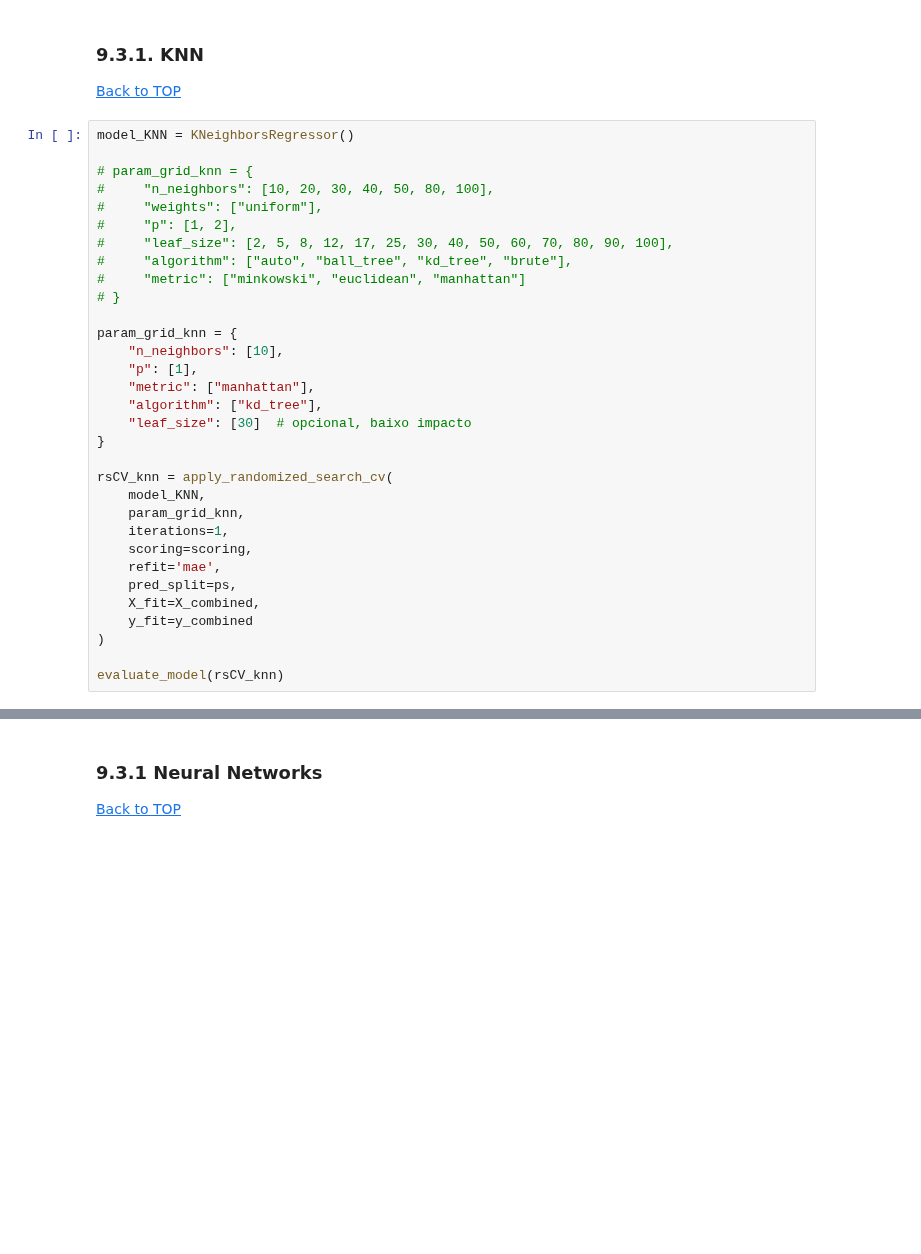
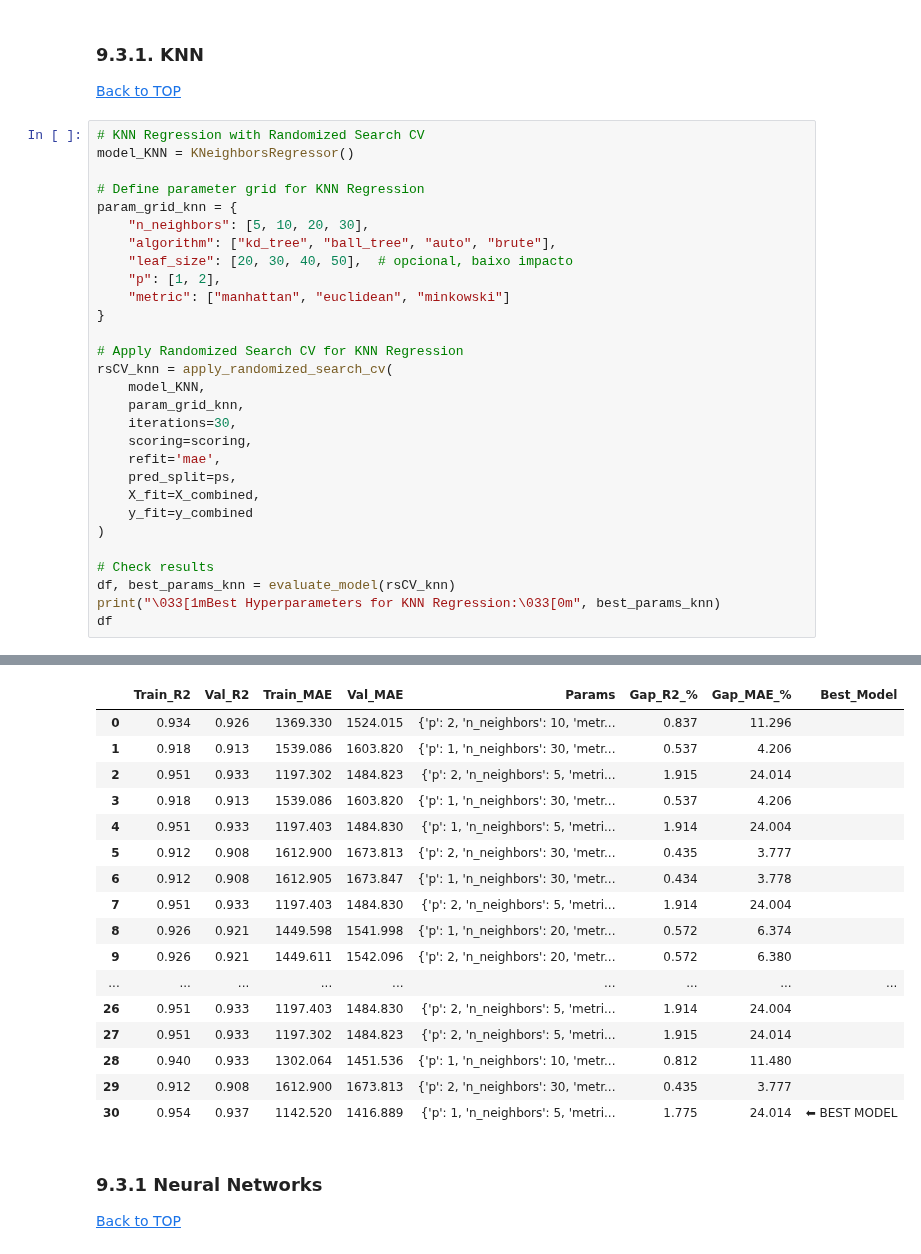
Before and after one commit to mariamiguel720/Machine-Learning-Project-25-26, a Jupyter notebook: ENTREGA FINAL/notebooks/Notebook_Compilado_Maria.ipynb, the cells around one changed output, grey strips where cells are left out. Cells and saved outputs as stored; diff of their text form; blank space fills up the shorter version.

```diff
--- a/ENTREGA FINAL/notebooks/Notebook_Compilado_Maria.ipynb
+++ b/ENTREGA FINAL/notebooks/Notebook_Compilado_Maria.ipynb
@@ -1169,29 +1222,23 @@ Best parameters: {'selection': 'cyclic', 'max_iter': 1000, 'alpha': 1}
 [Back to TOP](#TOP)
 </a>
 # %%
+# KNN Regression with Randomized Search CV
 model_KNN = KNeighborsRegressor()
 
-# param_grid_knn = {
-#     "n_neighbors": [10, 20, 30, 40, 50, 80, 100],
-#     "weights": ["uniform"],
-#     "p": [1, 2],
-#     "leaf_size": [2, 5, 8, 12, 17, 25, 30, 40, 50, 60, 70, 80, 90, 100],
-#     "algorithm": ["auto", "ball_tree", "kd_tree", "brute"],
-#     "metric": ["minkowski", "euclidean", "manhattan"]
-# }
-
+# Define parameter grid for KNN Regression
 param_grid_knn = {
-    "n_neighbors": [10],
-    "p": [1],
-    "metric": ["manhattan"],
-    "algorithm": ["kd_tree"],
-    "leaf_size": [30]  # opcional, baixo impacto
+    "n_neighbors": [5, 10, 20, 30],
+    "algorithm": ["kd_tree", "ball_tree", "auto", "brute"],
+    "leaf_size": [20, 30, 40, 50],  # opcional, baixo impacto
+    "p": [1, 2],
+    "metric": ["manhattan", "euclidean", "minkowski"]
 }
 
+# Apply Randomized Search CV for KNN Regression
 rsCV_knn = apply_randomized_search_cv(
     model_KNN,
     param_grid_knn,
-    iterations=1,
+    iterations=30,
     scoring=scoring,
     refit='mae',
     pred_split=ps,
@@ -1199,5 +1246,8 @@ rsCV_knn = apply_randomized_search_cv(
     y_fit=y_combined
 )
 
-evaluate_model(rsCV_knn)
+# Check results
+df, best_params_knn = evaluate_model(rsCV_knn)
+print("\033[1mBest Hyperparameters for KNN Regression:\033[0m", best_params_knn)
+df
 # %% [output]
@@ -1216,3 +1271,20 @@ Best parameters: {'p': 1, 'n_neighbors': 10, 'metric': 'manhattan', 'leaf_size':
+|  | Train_R2 | Val_R2 | Train_MAE | Val_MAE | Params | Gap_R2_% | Gap_MAE_% | Best_Model |
+| 0 | 0.934 | 0.926 | 1369.330 | 1524.015 | {'p': 2, 'n_neighbors': 10, 'metr... | 0.837 | 11.296 |  |
+| 1 | 0.918 | 0.913 | 1539.086 | 1603.820 | {'p': 1, 'n_neighbors': 30, 'metr... | 0.537 | 4.206 |  |
+| 2 | 0.951 | 0.933 | 1197.302 | 1484.823 | {'p': 2, 'n_neighbors': 5, 'metri... | 1.915 | 24.014 |  |
+| 3 | 0.918 | 0.913 | 1539.086 | 1603.820 | {'p': 1, 'n_neighbors': 30, 'metr... | 0.537 | 4.206 |  |
+| 4 | 0.951 | 0.933 | 1197.403 | 1484.830 | {'p': 1, 'n_neighbors': 5, 'metri... | 1.914 | 24.004 |  |
+| 5 | 0.912 | 0.908 | 1612.900 | 1673.813 | {'p': 2, 'n_neighbors': 30, 'metr... | 0.435 | 3.777 |  |
+| 6 | 0.912 | 0.908 | 1612.905 | 1673.847 | {'p': 1, 'n_neighbors': 30, 'metr... | 0.434 | 3.778 |  |
+| 7 | 0.951 | 0.933 | 1197.403 | 1484.830 | {'p': 2, 'n_neighbors': 5, 'metri... | 1.914 | 24.004 |  |
+| 8 | 0.926 | 0.921 | 1449.598 | 1541.998 | {'p': 1, 'n_neighbors': 20, 'metr... | 0.572 | 6.374 |  |
+| 9 | 0.926 | 0.921 | 1449.611 | 1542.096 | {'p': 2, 'n_neighbors': 20, 'metr... | 0.572 | 6.380 |  |
+| ... | ... | ... | ... | ... | ... | ... | ... | ... |
+| 26 | 0.951 | 0.933 | 1197.403 | 1484.830 | {'p': 2, 'n_neighbors': 5, 'metri... | 1.914 | 24.004 |  |
+| 27 | 0.951 | 0.933 | 1197.302 | 1484.823 | {'p': 2, 'n_neighbors': 5, 'metri... | 1.915 | 24.014 |  |
+| 28 | 0.940 | 0.933 | 1302.064 | 1451.536 | {'p': 1, 'n_neighbors': 10, 'metr... | 0.812 | 11.480 |  |
+| 29 | 0.912 | 0.908 | 1612.900 | 1673.813 | {'p': 2, 'n_neighbors': 30, 'metr... | 0.435 | 3.777 |  |
+| 30 | 0.954 | 0.937 | 1142.520 | 1416.889 | {'p': 1, 'n_neighbors': 5, 'metri... | 1.775 | 24.014 | ⬅ BEST MODEL |
 # %% [markdown]
 <a class="anchor" id="9_3_1">
 
```
Also changed, not shown: parts of 32 cells of this notebook, 3 other files.
